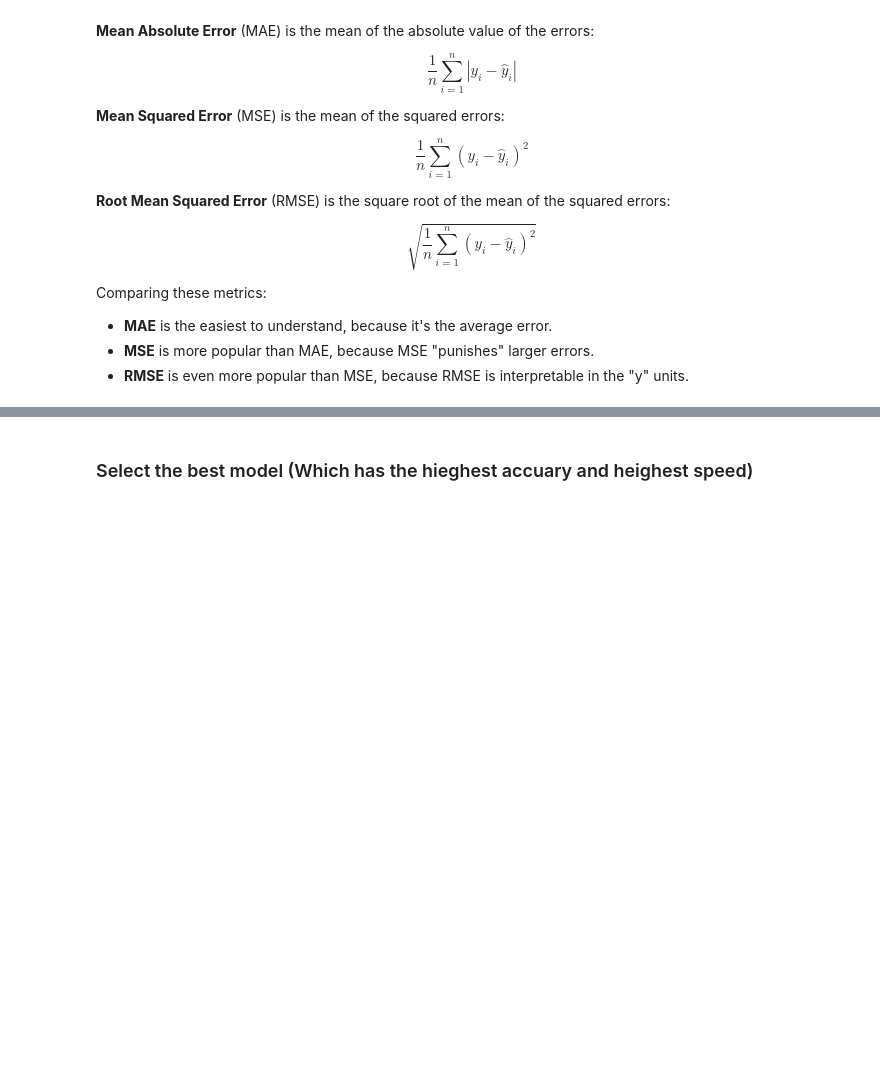
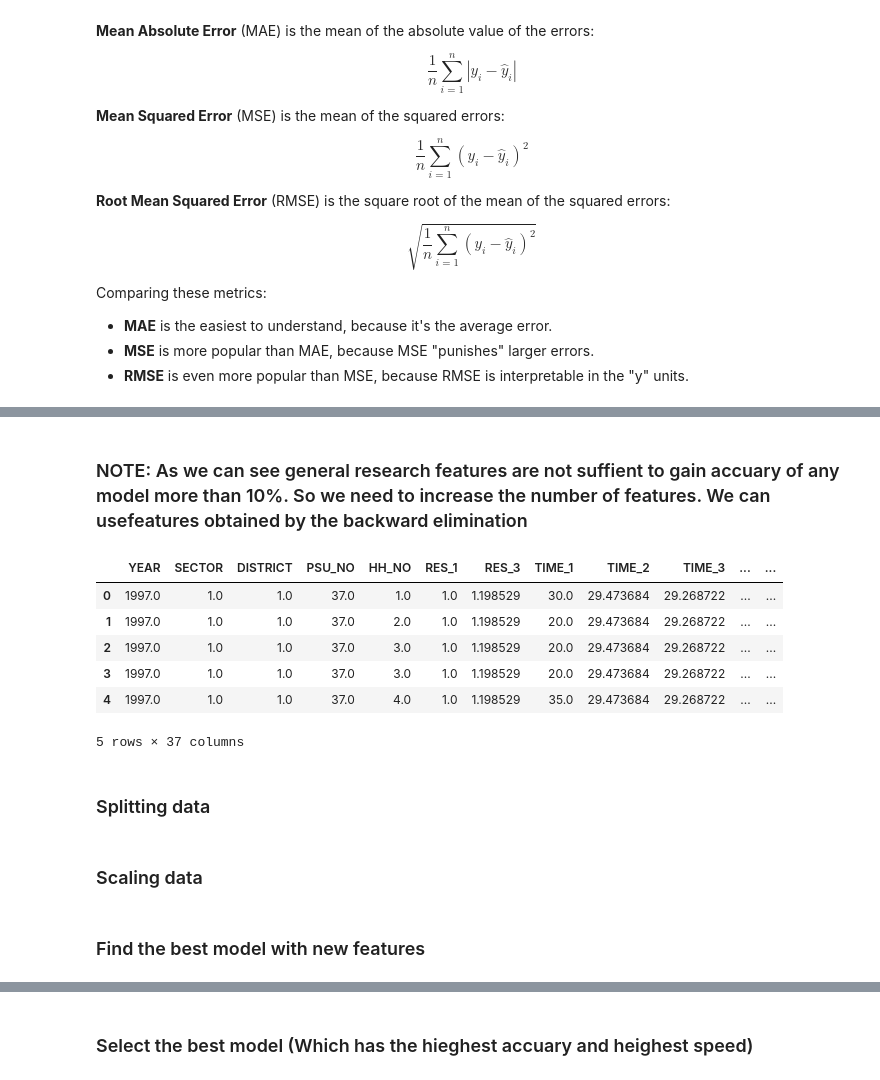
Before and after one commit to Virajana/Labour-Force1, a Jupyter notebook: trainers/underemployee.ipynb, the cells around one changed output, grey strips where cells are left out. Cells and saved outputs as stored; diff of their text form; code cells hidden in the pictures; blank space fills up the shorter version.

```diff
--- a/trainers/underemployee.ipynb
+++ b/trainers/underemployee.ipynb
@@ -394,0 +389,17 @@ MemoryError:
+# %% [markdown]
+### NOTE: As we can see general research features are not suffient to gain accuary of any model more than 10%. So we need to increase the number of features. We can usefeatures obtained by the backward elimination
+# %%
+X = idf[selected_features_BE]
+
+# print the first 5 rows
+X.head()
+# %% [output]
+|  | YEAR | SECTOR | DISTRICT | PSU_NO | HH_NO | RES_1 | RES_3 | TIME_1 | TIME_2 | TIME_3 | ... | ... |
+| 0 | 1997.0 | 1.0 | 1.0 | 37.0 | 1.0 | 1.0 | 1.198529 | 30.0 | 29.473684 | 29.268722 | ... | ... |
+| 1 | 1997.0 | 1.0 | 1.0 | 37.0 | 2.0 | 1.0 | 1.198529 | 20.0 | 29.473684 | 29.268722 | ... | ... |
+| 2 | 1997.0 | 1.0 | 1.0 | 37.0 | 3.0 | 1.0 | 1.198529 | 20.0 | 29.473684 | 29.268722 | ... | ... |
+| 3 | 1997.0 | 1.0 | 1.0 | 37.0 | 3.0 | 1.0 | 1.198529 | 20.0 | 29.473684 | 29.268722 | ... | ... |
+| 4 | 1997.0 | 1.0 | 1.0 | 37.0 | 4.0 | 1.0 | 1.198529 | 35.0 | 29.473684 | 29.268722 | ... | ... |
+5 rows × 37 columns
+# %% [markdown]
+### Splitting data
@@ -394,0 +409,2 @@ MemoryError:
+# %% [markdown]
+### Scaling data
@@ -394,0 +418,2 @@ MemoryError:
+# %% [markdown]
+### Find the best model with new features
```
Also changed, not shown: parts of 16 cells of this notebook, 4 other files.
